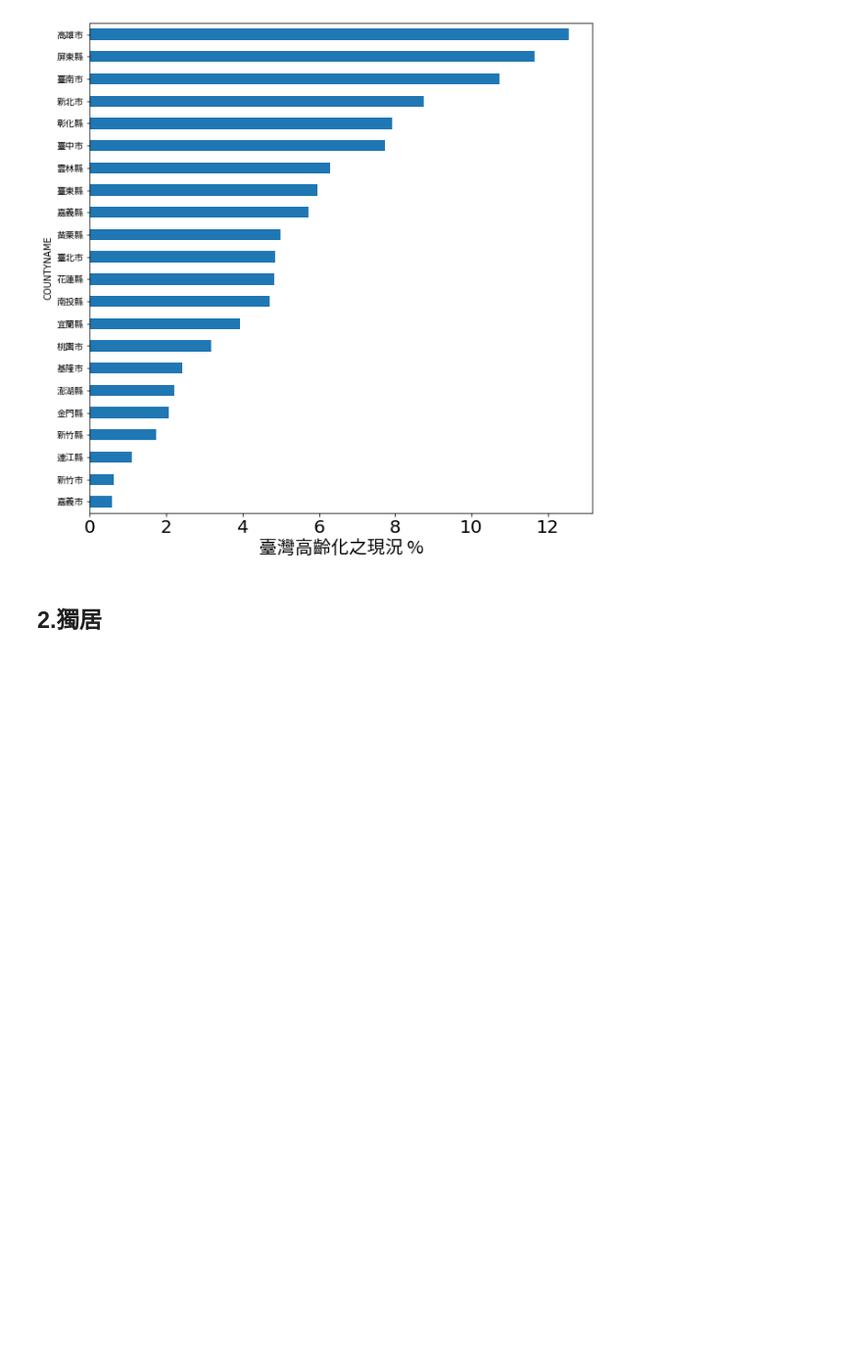
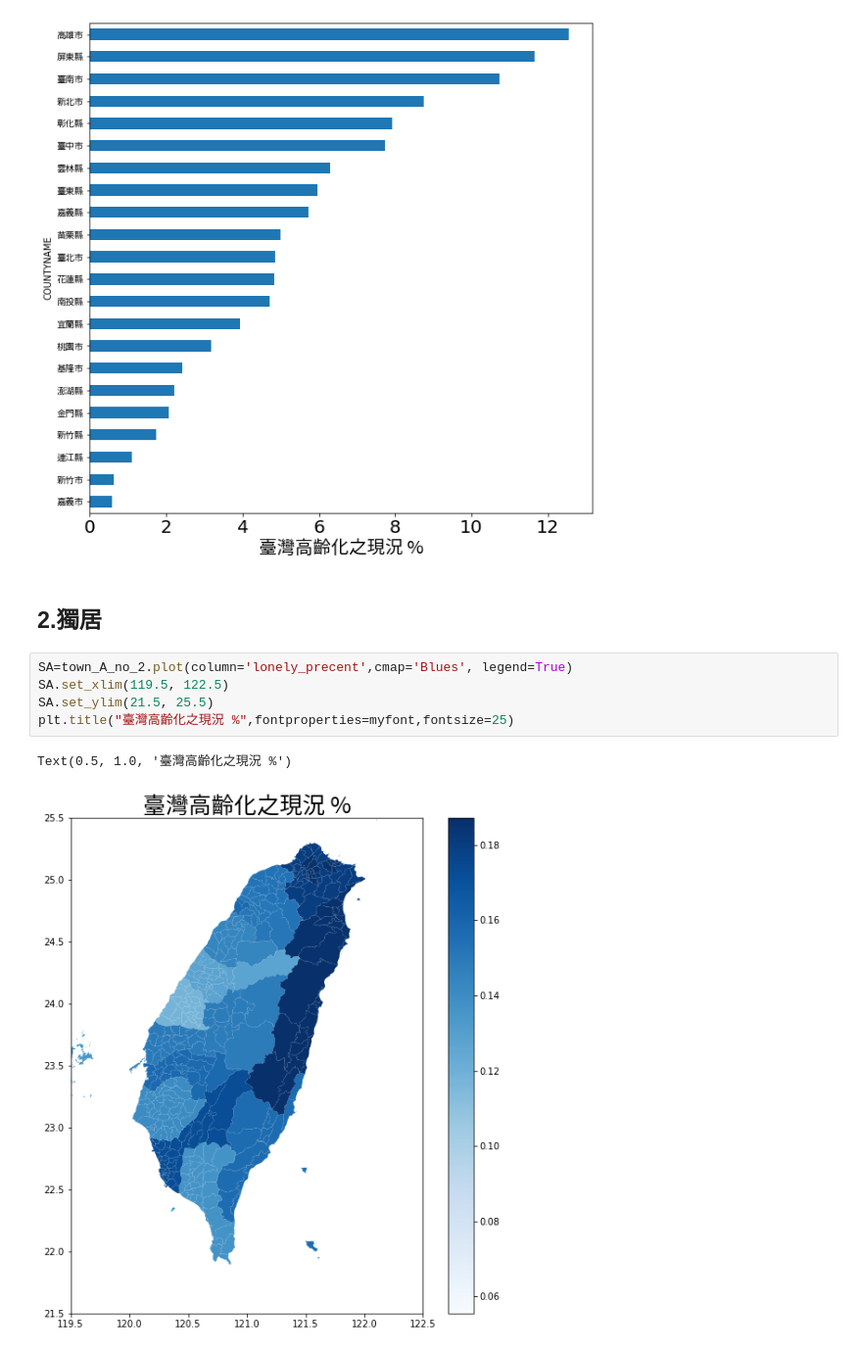
Before and after one commit to yee23456/AI_problem_analysis, a Jupyter notebook: 作業一.ipynb, the cells around one changed output. Shown at 98% size. Cells and saved outputs as stored; diff of their text form; blank space fills up the shorter version.

```diff
--- a/作業一.ipynb
+++ b/作業一.ipynb
@@ -210,3 +213,11 @@ Text(0.5, 0, '臺灣高齡化之現況 %')
 [figure]
 # %% [markdown]
 ## 2.獨居
+# %%
+SA=town_A_no_2.plot(column='lonely_precent',cmap='Blues', legend=True)
+SA.set_xlim(119.5, 122.5)
+SA.set_ylim(21.5, 25.5)
+plt.title("臺灣高齡化之現況 %",fontproperties=myfont,fontsize=25)
+# %% [output]
+Text(0.5, 1.0, '臺灣高齡化之現況 %')
+[figure, added]
```
Also changed, not shown: parts of 8 cells of this notebook.
